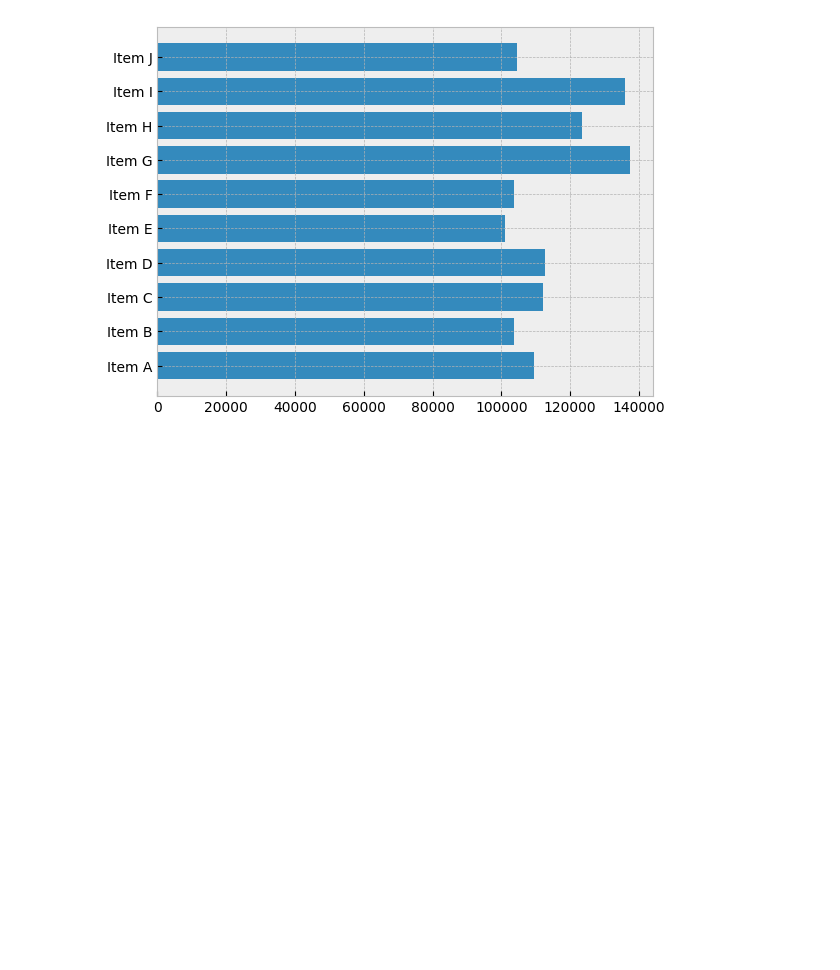
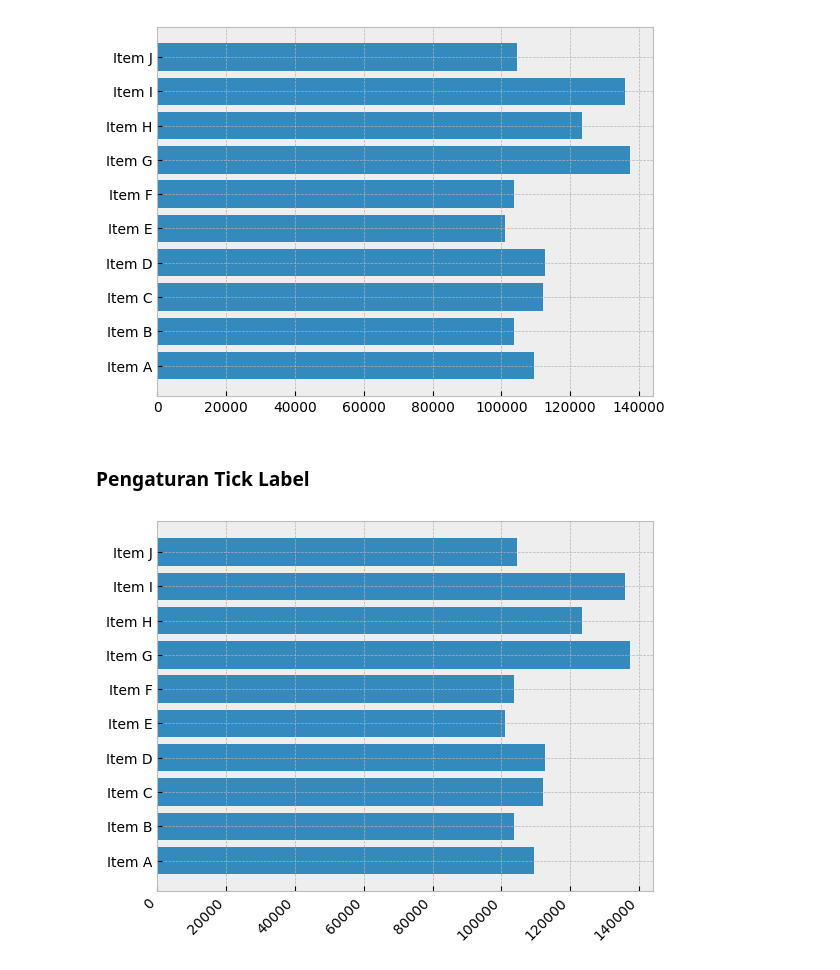
Before and after one commit to LatiefDataVisionary/matplotlib-with-indonesia-belajar, a Jupyter notebook: Matplotlib_16_|_Alur_Hidup_Plot_|_Plot_Lifecycle.ipynb, the cells around one changed output. Drawn from its saved outputs; the diff is of its cells as text; code cells hidden in the pictures; blank space fills up the shorter version.

Commit message:
Pengaturan Tick Label

```diff
--- a/Matplotlib_16_|_Alur_Hidup_Plot_|_Plot_Lifecycle.ipynb
+++ b/Matplotlib_16_|_Alur_Hidup_Plot_|_Plot_Lifecycle.ipynb
@@ -136,3 +136,19 @@ ax.barh(items, count)
 plt.show()
 # %% [output]
 [figure]
+# %% [markdown]
+### **Pengaturan Tick Label**
+# %%
+fig, ax = plt.subplots()
+ax.barh(items, count)
+
+labels = ax.get_xticklabels()
+
+# set properties
+plt.setp(labels,
+         rotation=45,
+         horizontalalignment='right')
+
+plt.show()
+# %% [output]
+[figure, added]
```
Also changed, not shown: parts of 1 cell of this notebook.
